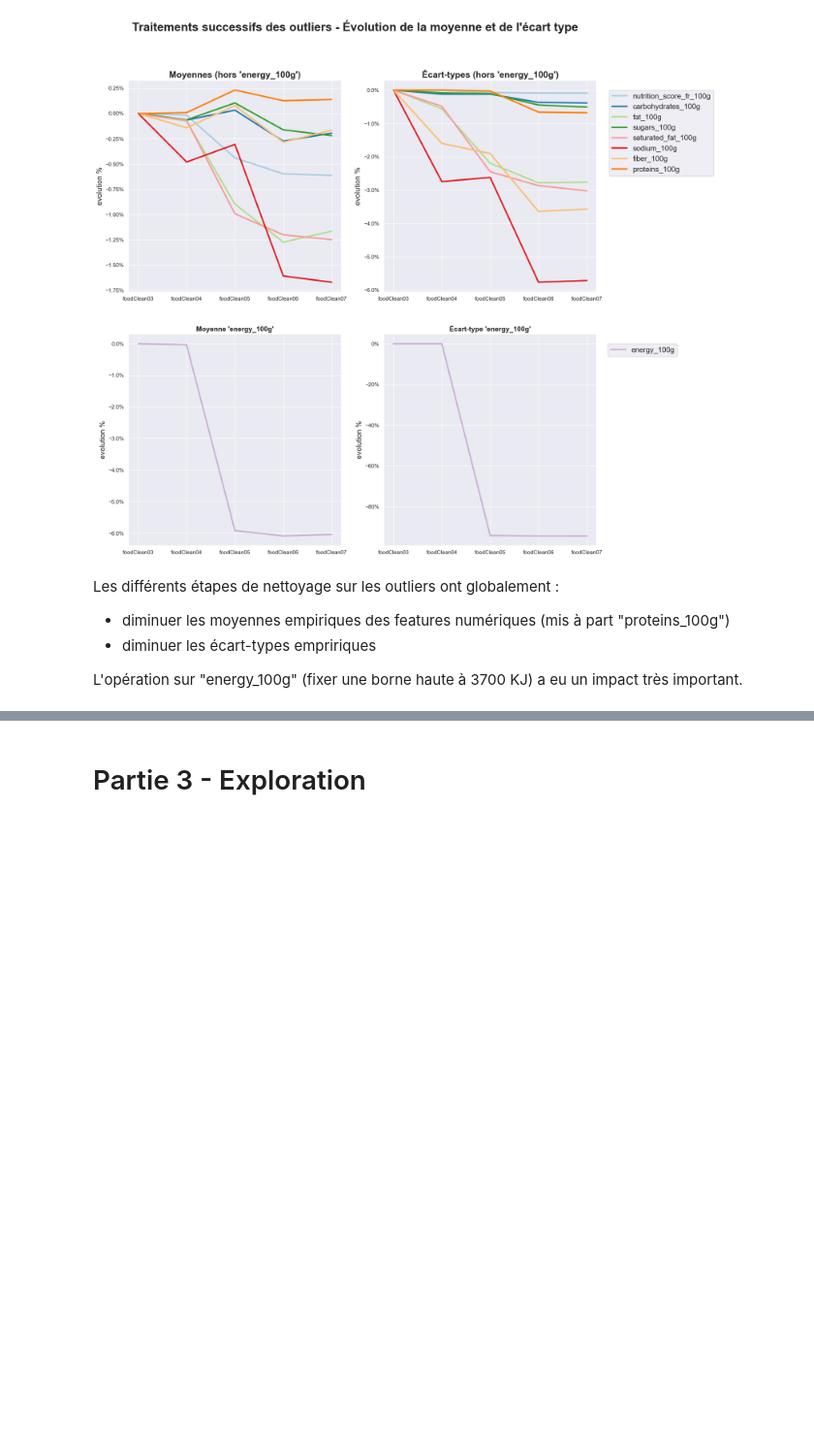
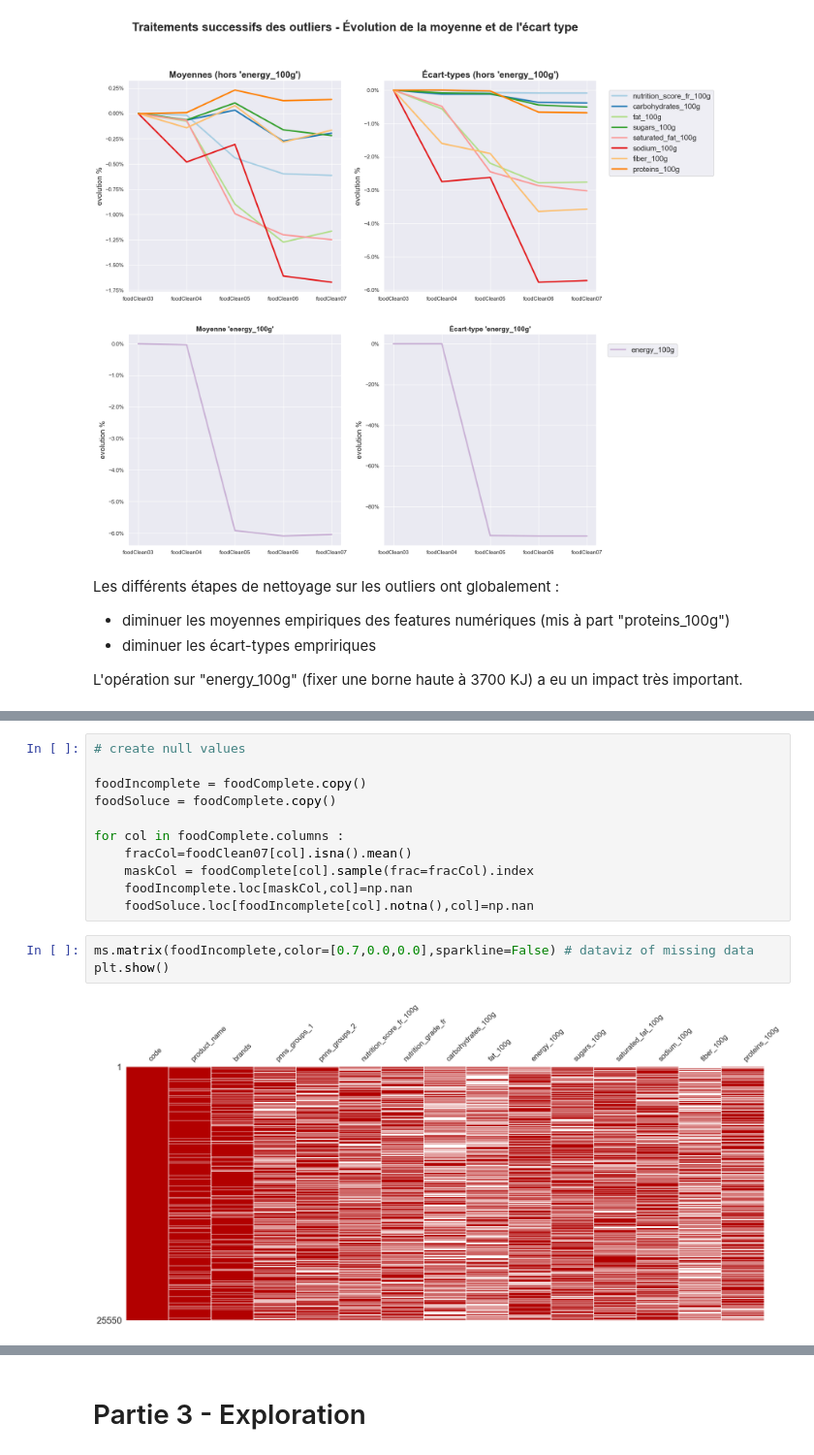
Before and after one commit to ClementPatin/OC-P3, a Jupyter notebook: Patin_Clement_1_notebook_052023.ipynb, the cells around one changed output, grey strips where cells are left out. Shown at 97% size. Drawn from its saved outputs; the diff is of its cells as text; blank space fills up the shorter version.

```diff
--- a/Patin_Clement_1_notebook_052023.ipynb
+++ b/Patin_Clement_1_notebook_052023.ipynb
@@ -972,0 +918,16 @@ sns.heatmap(
+# %%
+# create null values
+
+foodIncomplete = foodComplete.copy()
+foodSoluce = foodComplete.copy()
+
+for col in foodComplete.columns :
+    fracCol=foodClean07[col].isna().mean()
+    maskCol = foodComplete[col].sample(frac=fracCol).index
+    foodIncomplete.loc[maskCol,col]=np.nan
+    foodSoluce.loc[foodIncomplete[col].notna(),col]=np.nan
+# %%
+ms.matrix(foodIncomplete,color=[0.7,0.0,0.0],sparkline=False) # dataviz of missing data
+plt.show()
+# %% [output]
+[figure, added]
```
Also changed, not shown: parts of 74 cells of this notebook.
